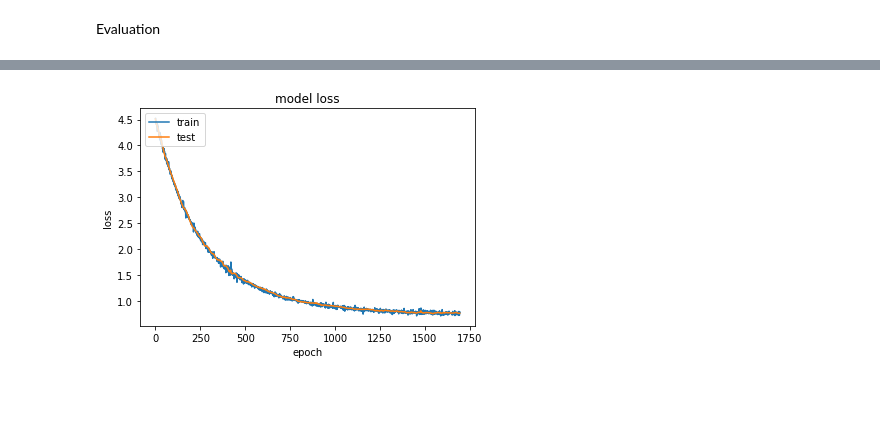
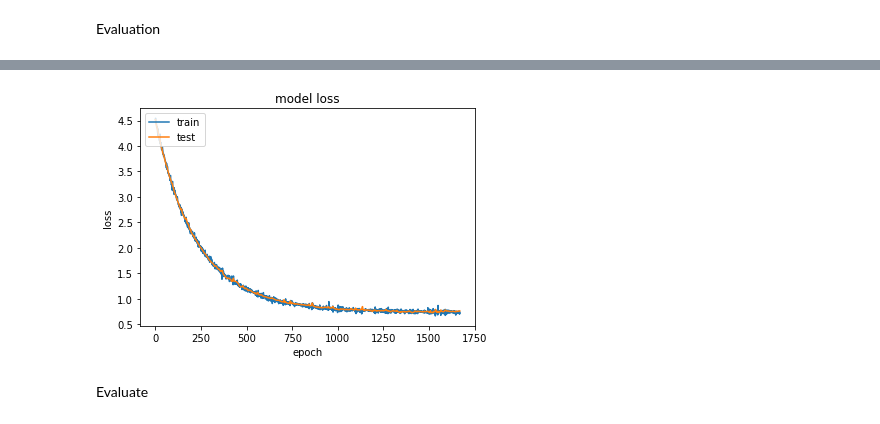
Before and after one commit to HamidDelshadi/one_shot_siamese, a Jupyter notebook: OneShotHMM.ipynb, the cells around one changed output, grey strips where cells are left out. Cells and saved outputs as stored; diff of their text form; code cells hidden in the pictures; blank space fills up the shorter version.

Commit message:
batch2 and batch1_gray has been added

```diff
--- a/OneShotHMM.ipynb
+++ b/OneShotHMM.ipynb
@@ -43,15 +41,15 @@ class DS:
         self.x_val = None
         self.Y_val = None
         self.labels_val = None
-        self.X_eval = None
-        self.Y_eval = None
+        self.x_eval = None
+        self.y_eval = None
         self.labels_eval = None
         self.names_tr = []
         self.names_val = []
         self.names_eval = []
         #self.labels_dict = None
 
-    def __Load_data(self,address, new_im_size, train_ratio):
+    def __Load_data(self,address, new_im_size, train_ratio,channel_type="RGB"):
         class_count = len(os.listdir(address))
         train_count = int(class_count*train_ratio)
         train_idx = np.random.choice(class_count, size = train_count, replace = False)
@@ -69,7 +67,7 @@ class DS:
             for image_name in os.listdir(labels_address):
                 image_address = os.path.join(labels_address, image_name)
                 try:
-                    img = Image.open(image_address).convert('RGB')
+                    img = Image.open(image_address).convert(channel_type)
                     img = img.resize((new_im_size, new_im_size))
                     x.append(np.array(img, dtype=np.float32))
                     y.append(i)
@@ -96,11 +94,11 @@ class DS:
 
         return x_tr, y_tr, np.array(labels_tr), names_tr, x_val, y_val, np.array(labels_val), names_val
 
-    def Load_evaluation(self, address, new_im_size):
-        self.x_eval, self.eval, self.labels_eval,self.names_eval, _, _, _, _ =self.__Load_data(address, new_im_size, 1)
+    def Load_evaluation(self, address, new_im_size,channel_type="RGB"):
+        self.x_eval, self.eval, self.labels_eval,self.names_eval, _, _, _, _ =self.__Load_data(address, new_im_size, 1, channel_type)
 
-    def Load_background(self,address, new_im_size, train_ratio):
-        self.x_tr, self.y_tr, self.labels_tr,self.names_tr, self.x_val, self.y_val, self.labels_val, self.names_val=self.__Load_data(address, new_im_size, train_ratio)
+    def Load_background(self,address, new_im_size, train_ratio, channel_type="RGB"):
+        self.x_tr, self.y_tr, self.labels_tr,self.names_tr, self.x_val, self.y_val, self.labels_val, self.names_val=self.__Load_data(address, new_im_size, train_ratio, channel_type)
 
     def get_paired_data(self,batch_size, x, labels):
         half_size = batch_size // 2
@@ -160,6 +158,14 @@ class DS:
         self.x_tr = self.standardize_images(self.x_tr)
         self.x_val = self.standardize_images(self.x_val)
         self.x_eval = self.standardize_images(self.x_eval)
+
+    def reshape(self):
+        if self.x_tr is not None and len(self.x_tr.shape)<4:
+            self.x_tr = self.x_tr.reshape(*self.x_tr.shape,1)
+        if self.x_eval is not None and len(self.x_eval.shape)<4:
+            self.x_eval = self.x_eval.reshape(*self.x_eval.shape,1)
+        if self.x_val is not None and len(self.x_val.shape)<4:
+            self.x_val = self.x_val.reshape(*self.x_val.shape,1)
 # %% [markdown]
 ### Model
 # %%
@@ -345,0 +345,7 @@ dict_keys(['val_loss', 'loss'])
+# %%
+new_im_size = 105
+batch2_address = os.path.join(bg_save_address, "batch2_gray")
+batch2_ds = DS()
+batch2_ds.Load_background(batch2_address, 105, 0.7, "L")
+batch2_ds.reshape()
+eval_list_gray = load_evaluation_folder(eval_save_address, new_im_size,"L")
@@ -345,0 +354,5 @@ dict_keys(['val_loss', 'loss'])
+# %%
+model2 = siamese((new_im_size, new_im_size, 1))
+model2.summary()
+optimizer2 = Adam(lr = 0.00006)
+model2.compile(loss="binary_crossentropy",optimizer=optimizer2)
@@ -345,0 +380,5 @@ dict_keys(['val_loss', 'loss'])
+# %%
+batch_size = 20
+cb = [EarlyStopping(min_delta=0.0005, patience=150)]
+history2 =model2.fit_generator(generator=batch2_ds.get_paired_train(batch_size),steps_per_epoch=1, epochs = 2000,\
+                    validation_data = batch2_ds.get_paired_val(batch_size), validation_steps = 10, callbacks= cb)
@@ -346,4 +403,6 @@ dict_keys(['val_loss', 'loss'])
 # %%
-plot_history(history)
+plot_history(history2)
 # %% [output]
-[figure, old version]
+[figure, new version]
+# %% [markdown]
+Evaluate
```
Also changed, not shown: parts of 19 cells of this notebook.
